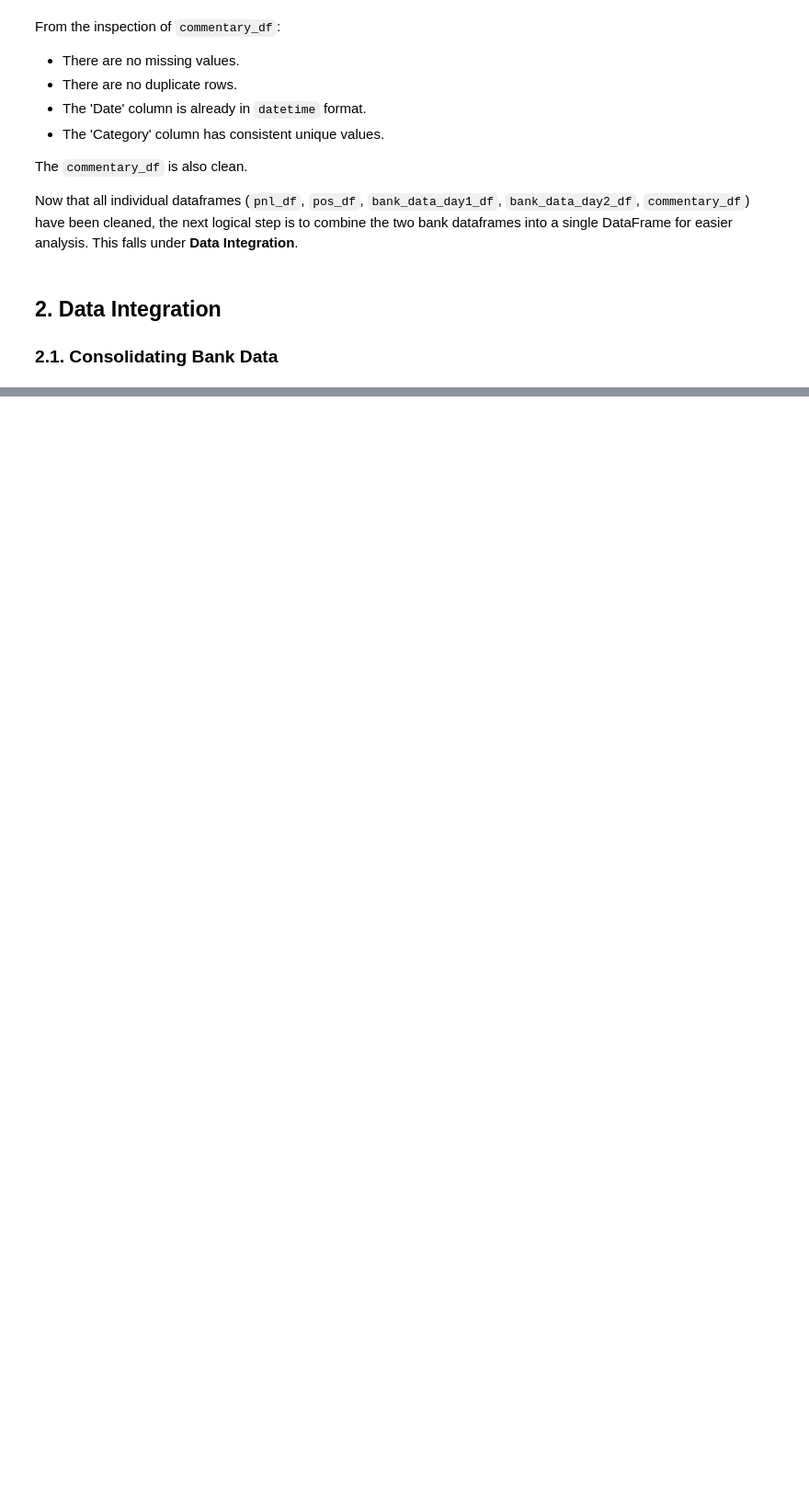
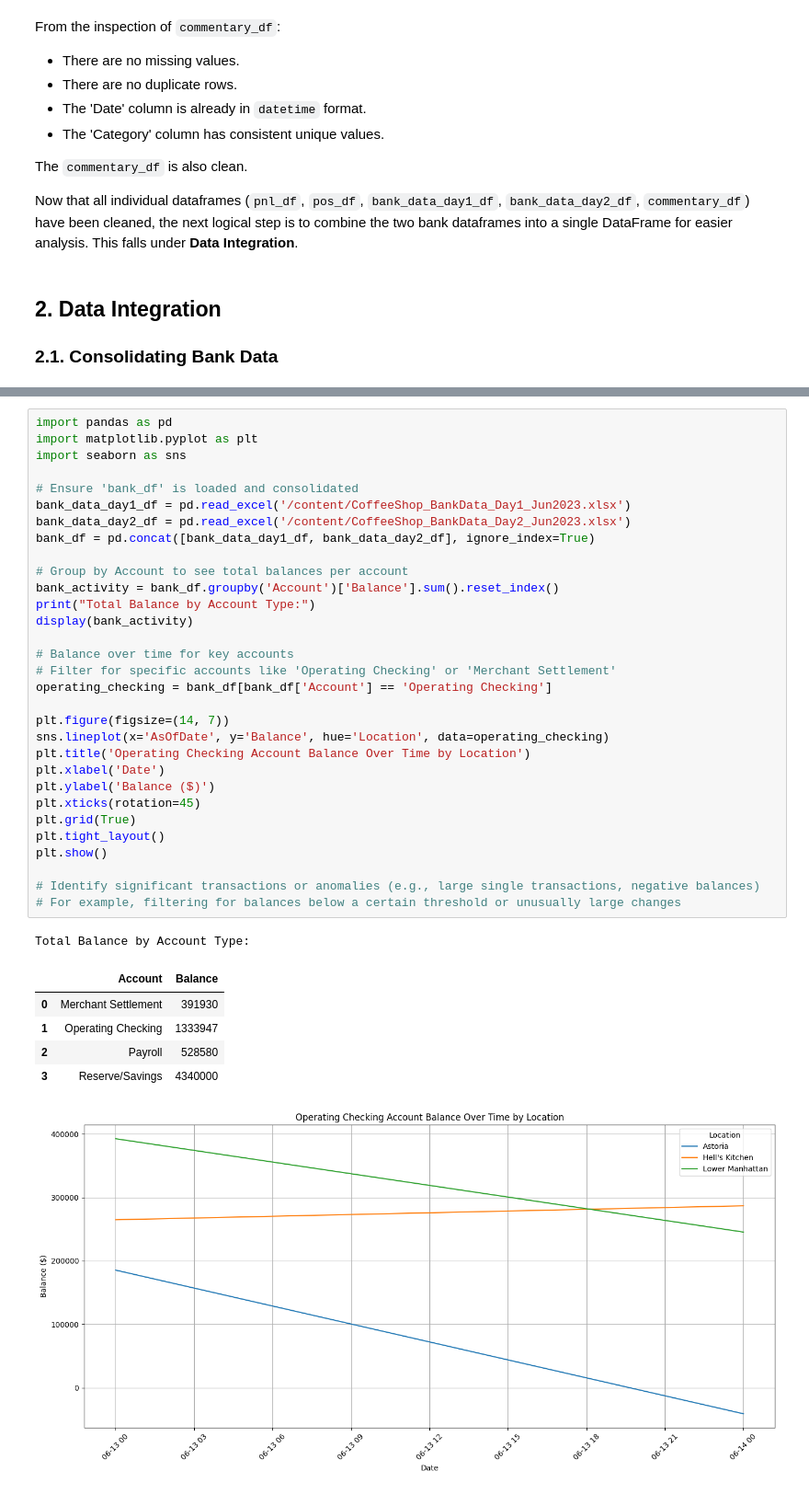
Before and after one commit to Awinmipalan/Analysis, a Jupyter notebook: Untitled23.ipynb, the cells around one changed output, grey strips where cells are left out. Shown at 92% size. Saved outputs shown, nothing was run; the diff lists cells and outputs as text; blank space fills up the shorter version.

```diff
--- a/Untitled23.ipynb
+++ b/Untitled23.ipynb
@@ -1506,0 +489,39 @@ plt.show()
+# %%
+import pandas as pd
+import matplotlib.pyplot as plt
+import seaborn as sns
+
+# Ensure 'bank_df' is loaded and consolidated
+bank_data_day1_df = pd.read_excel('/content/CoffeeShop_BankData_Day1_Jun2023.xlsx')
+bank_data_day2_df = pd.read_excel('/content/CoffeeShop_BankData_Day2_Jun2023.xlsx')
+bank_df = pd.concat([bank_data_day1_df, bank_data_day2_df], ignore_index=True)
+
+# Group by Account to see total balances per account
+bank_activity = bank_df.groupby('Account')['Balance'].sum().reset_index()
+print("Total Balance by Account Type:")
+display(bank_activity)
+
+# Balance over time for key accounts
+# Filter for specific accounts like 'Operating Checking' or 'Merchant Settlement'
+operating_checking = bank_df[bank_df['Account'] == 'Operating Checking']
+
+plt.figure(figsize=(14, 7))
+sns.lineplot(x='AsOfDate', y='Balance', hue='Location', data=operating_checking)
+plt.title('Operating Checking Account Balance Over Time by Location')
+plt.xlabel('Date')
+plt.ylabel('Balance ($)')
+plt.xticks(rotation=45)
+plt.grid(True)
+plt.tight_layout()
+plt.show()
+
+# Identify significant transactions or anomalies (e.g., large single transactions, negative balances)
+# For example, filtering for balances below a certain threshold or unusually large changes
+# %% [output]
+Total Balance by Account Type:
+|  | Account | Balance |
+| 0 | Merchant Settlement | 391930 |
+| 1 | Operating Checking | 1333947 |
+| 2 | Payroll | 528580 |
+| 3 | Reserve/Savings | 4340000 |
+[figure, added]
```
Also changed, not shown: parts of 58 cells of this notebook.
